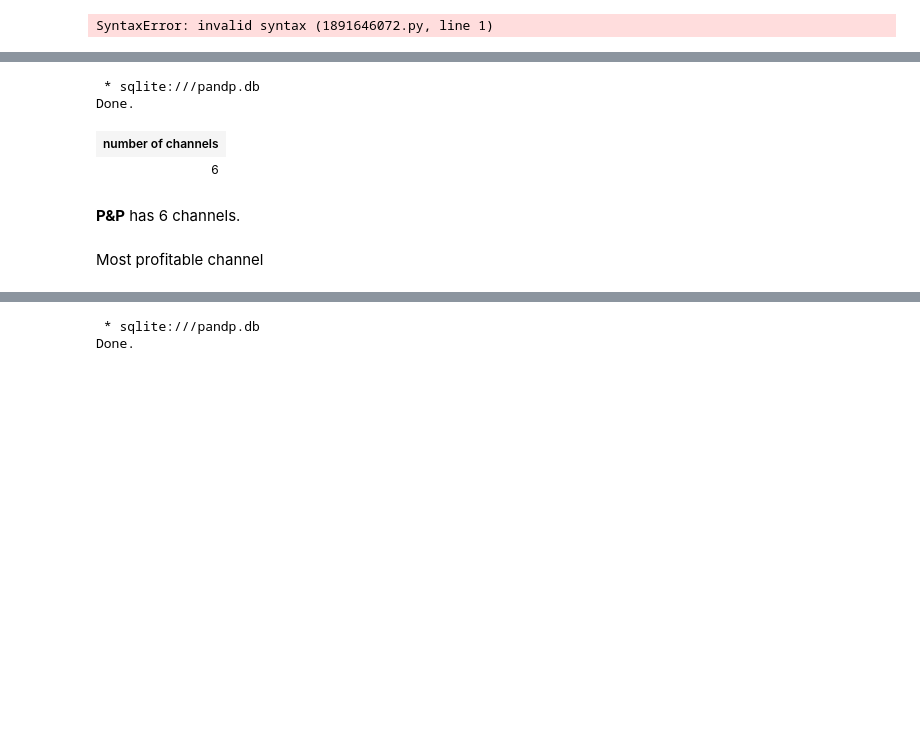
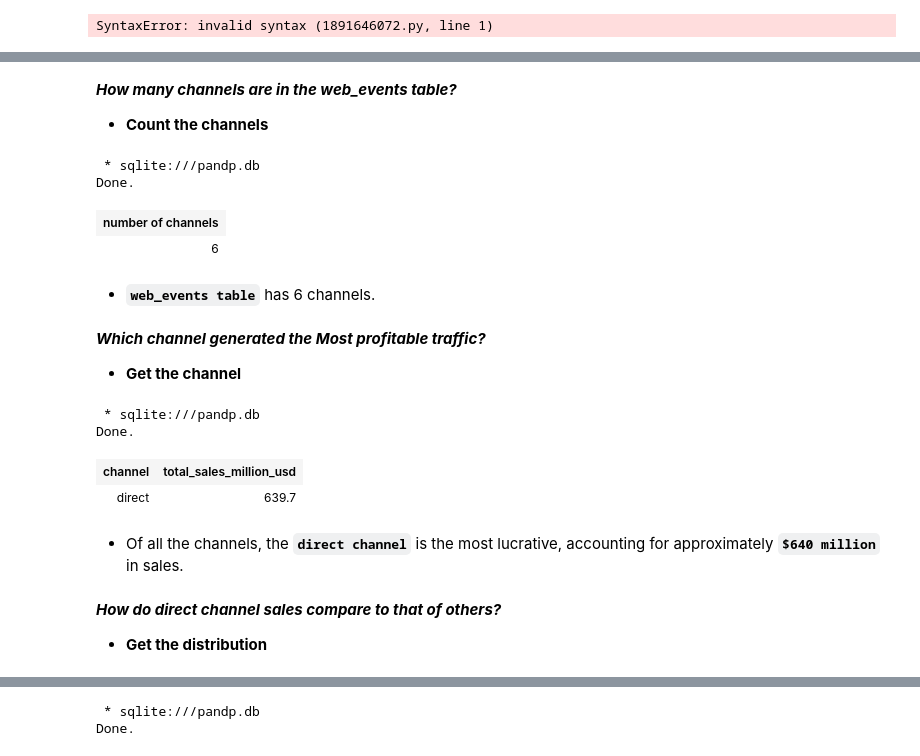
Before and after one commit to BuhariS/Interrogation-of-the-Parch-Posey-Database, a Jupyter notebook: Interrogation of the Parch & Posey Database.ipynb, the cells around one changed output, grey strips where cells are left out. Saved outputs shown, nothing was run; the diff lists cells and outputs as text; code cells hidden in the pictures; blank space fills up the shorter version.

```diff
--- a/Interrogation of the Parch & Posey Database.ipynb
+++ b/Interrogation of the Parch & Posey Database.ipynb
@@ -651,3 +663,7 @@ How many channels?
+# %% [markdown]
+***How many channels are in the web_events table?***
+
+- **Count the channels**
 # %%
 %%sql
 SELECT COUNT(DISTINCT channel) 'number of channels'
@@ -658,9 +674,34 @@ Done.
 | number of channels |
 | 6 |
 # %% [markdown]
-**P&P** has 6 channels.
+- **`web_events table`** has 6 channels.
-# %% [markdown]
-Most profitable channel
+# %% [markdown]
+***Which channel generated the Most profitable traffic?***
+
+- **Get the channel**
+# %%
+%%sql
+SELECT w.channel, ROUND(SUM(o.total_amt_usd/1e6), 2) total_sales_million_usd
+FROM orders o
+JOIN accounts a
+ON o.account_id = a.id
+JOIN web_events w
+ON w.account_id = a.id
+
+GROUP BY 1
+ORDER BY 2 DESC
+LIMIT 1;
+# %% [output]
+ * sqlite:///pandp.db
+Done.
+| channel | total_sales_million_usd |
+| direct | 639.7 |
+# %% [markdown]
+- Of all the channels, the **`direct channel`** is the most lucrative, accounting for approximately **`$640 million`** in sales.
+# %% [markdown]
+***How do direct channel sales compare to that of others?***
+
+- **Get the distribution**
 # %%
 %%sql
 SELECT w.channel, ROUND(SUM(o.total_amt_usd/1e6), 2) total_sales_million_usd
```
Also changed, not shown: parts of 44 cells of this notebook.
